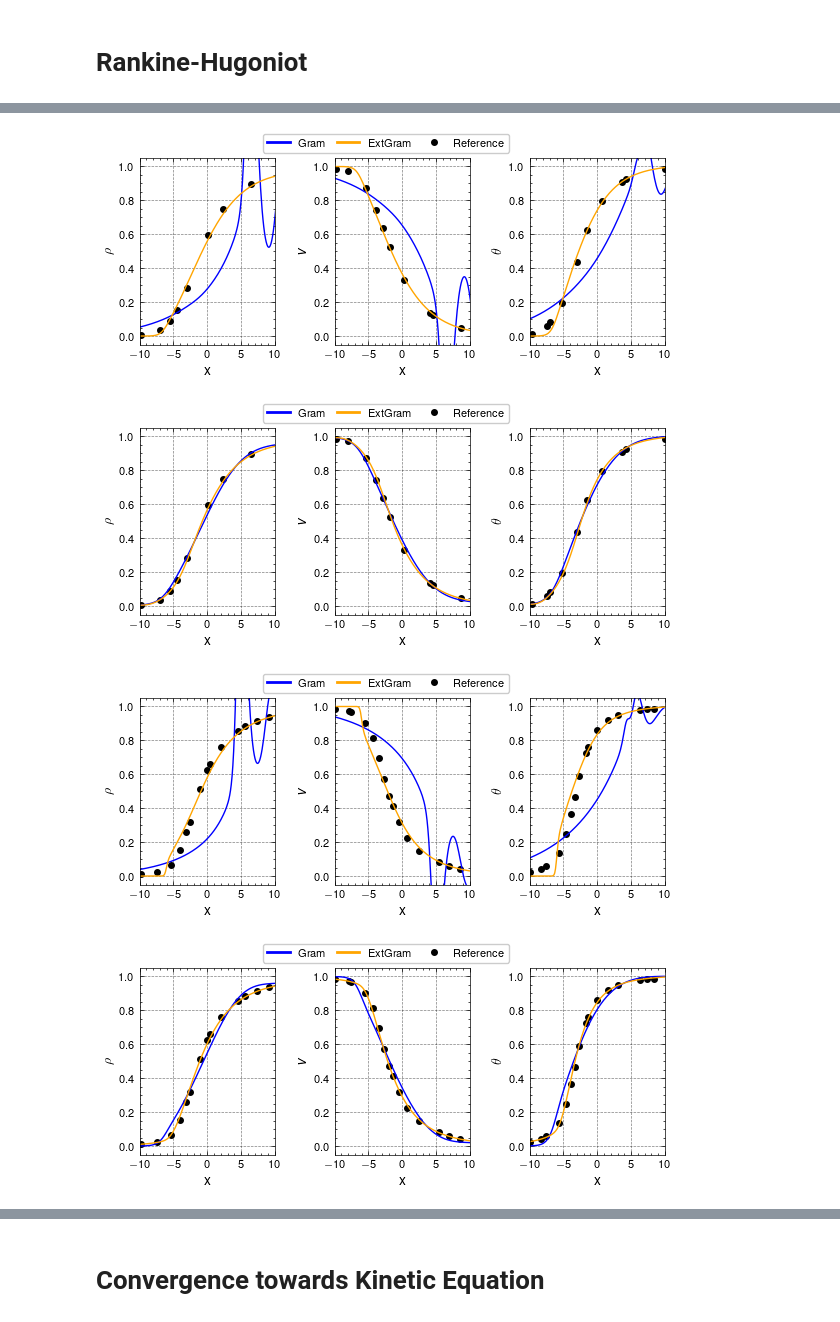
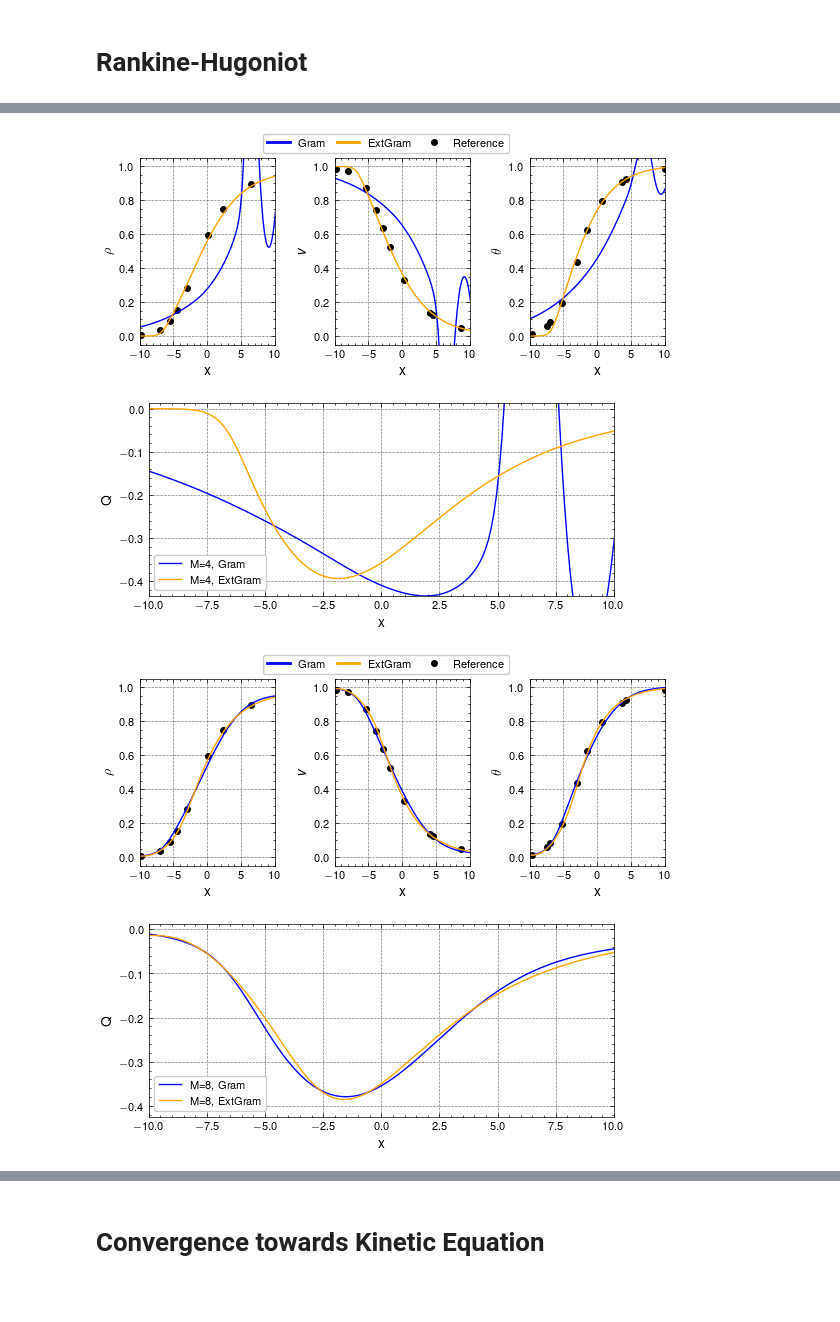
Before and after one commit to JanHab/ExtGram.jl, a Jupyter notebook: notebooks/ModelConvergence.ipynb, the cells around one changed output, grey strips where cells are left out. Drawn from its saved outputs; the diff is of its cells as text; code cells hidden in the pictures; blank space fills up the shorter version.

```diff
--- a/notebooks/ModelConvergence.ipynb
+++ b/notebooks/ModelConvergence.ipynb
@@ -722,6 +637,8 @@ colors = ['blue', 'orange', 'green', 'red', 'purple']
 
 for i, Ma in enumerate(Mach):
     fig, axs = plt.subplots(1, 3)
+    fig_prim, ax_prim = plt.subplots()
+    ax_prim.set_xlim(-10, 10)
     for j, M in enumerate(Moments):
             file = filename_moments(closure, rho_L, rho_R(Ma), v_L(Ma), v_R(Ma), theta_L, theta_R(Ma))
             x, u, _ = sol_final(file)
@@ -733,6 +650,14 @@ for i, Ma in enumerate(Mach):
             axs[0].plot(x, (rho - rho_L) / (rho_R(Ma) - rho_L), color=colors[j])
             axs[1].plot(x, (v - v_R(Ma)) / (v_L(Ma) - v_R(Ma)), color=colors[j])
             axs[2].plot(x, (theta - theta_L) / (theta_R(Ma) - theta_L), color=colors[j])
+
+            file_prim = f"../out/Riemann1D/Moments/gram_solution_M{M}_closure{closure}_Kn{Kn}_source{source}_T_end{T_end}_rho_L{rho_L}_rho_R{rho_R(Ma)}_v_L{v_L(Ma)}_v_R{v_R(Ma)}_theta_L{theta_L}_theta_R{theta_R(Ma)}_base_tree_level{base_tree_level}_polydeg{polydeg}_prim.tsv"
+            x, w, _ = sol_final(file_prim)
+            q = w[:, 3]
+            ax_prim.plot(x, q, color=colors[j], label=f'M={M}')
+            ax_prim.legend()
+            ax_prim.set_xlabel('x')
+            ax_prim.set_ylabel('Q')
 
     # Reference solution
     ref = ref_data[i]
@@ -812,6 +738,8 @@ colors = ['blue', 'orange', 'green', 'red', 'purple']
 for i, Ma in enumerate(Mach):
     for M in Moments:
         fig, axs = plt.subplots(1, 3)
+        fig_prim, ax_prim = plt.subplots()
+        ax_prim.set_xlim(-10, 10)
         for j, closure in enumerate(closure_vec):
             if M == 8 and closure == "Grad":
                 continue
@@ -825,35 +753,45 @@ for i, Ma in enumerate(Mach):
             axs[0].plot(x, (rho - rho_L) / (rho_R(Ma) - rho_L), color=colors[j])
             axs[1].plot(x, (v - v_R(Ma)) / (v_L(Ma) - v_R(Ma)), color=colors[j])
             axs[2].plot(x, (theta - theta_L) / (theta_R(Ma) - theta_L), color=colors[j])
+
+            file_prim = f"../out/Riemann1D/Moments/gram_solution_M{M}_closure{closure}_Kn{Kn}_source{source}_T_end{T_end}_rho_L{rho_L}_rho_R{rho_R(Ma)}_v_L{v_L(Ma)}_v_R{v_R(Ma)}_theta_L{theta_L}_theta_R{theta_R(Ma)}_base_tree_level{base_tree_level}_polydeg{polydeg}_prim.tsv"
+            x, w, _ = sol_final(file_prim)
+            q = w[:, 3]
+            ax_prim.plot(x, q, color=colors[j], label=f'M={M}, {closure}')
+            if closure == "ExtGram":
+                ax_prim.set_ylim(np.min(q)*1.1, np.max(q)*1.1)
+            ax_prim.legend()
+            ax_prim.set_xlabel('x')
+            ax_prim.set_ylabel('Q')
 
         # Reference solution
         ref = ref_data[i]
         scatter_every = 10
         axs[0].scatter(ref['rho'][0][::scatter_every], ref['rho'][1][::scatter_every], color='black')
         axs[1].scatter(ref['v'][0][::scatter_every], ref['v'][1][::scatter_every], color='black')
         axs[2].scatter(ref['theta'][0][::scatter_every], ref['theta'][1][::scatter_every], color='black')
 
         [ax.set_xlim(-10, 10) for ax in axs]
         [ax.set_ylim(-0.05, 1.05) for ax in axs]
         [ax.set_xlabel('x') for ax in axs]
         [ax.set_ylabel(label) for ax, label in zip(axs, ['$\\rho$', '$v$', '$\\theta$'])]
         # [axs[i].set_title(f'{labels[i]})', loc='left') for i in range(3)]
 
         closure_elements = [Line2D([0], [0], color=colors[i], lw=2, label=closure_vec[i]) for i in range(len(closure_vec))] + [Line2D([0], [0], color='black', marker='o', lw=0, label='Reference')]
         leg = fig.legend(
             handles=closure_elements,
             loc='upper center',
             bbox_to_anchor=(0.5, 1.06),
             ncol=4,
             # frameon=True,
             columnspacing=1.0 # Adjust spacing between columns
         )
 
         fig.tight_layout()
         fig.savefig(f'../out/Figures/ModelConvergence/RankineHugoniot_Ma{Ma}_M{M}.pdf', bbox_inches='tight')
         fig.show()
 # %% [output]
 [figure]
-[figure, old version]
+[figure, new version]
-[figure, old version]
+[figure, new version]
-[figure, old version]
+[figure, new version]
```
Also changed, not shown: parts of 8 cells of this notebook, 2 other files.
